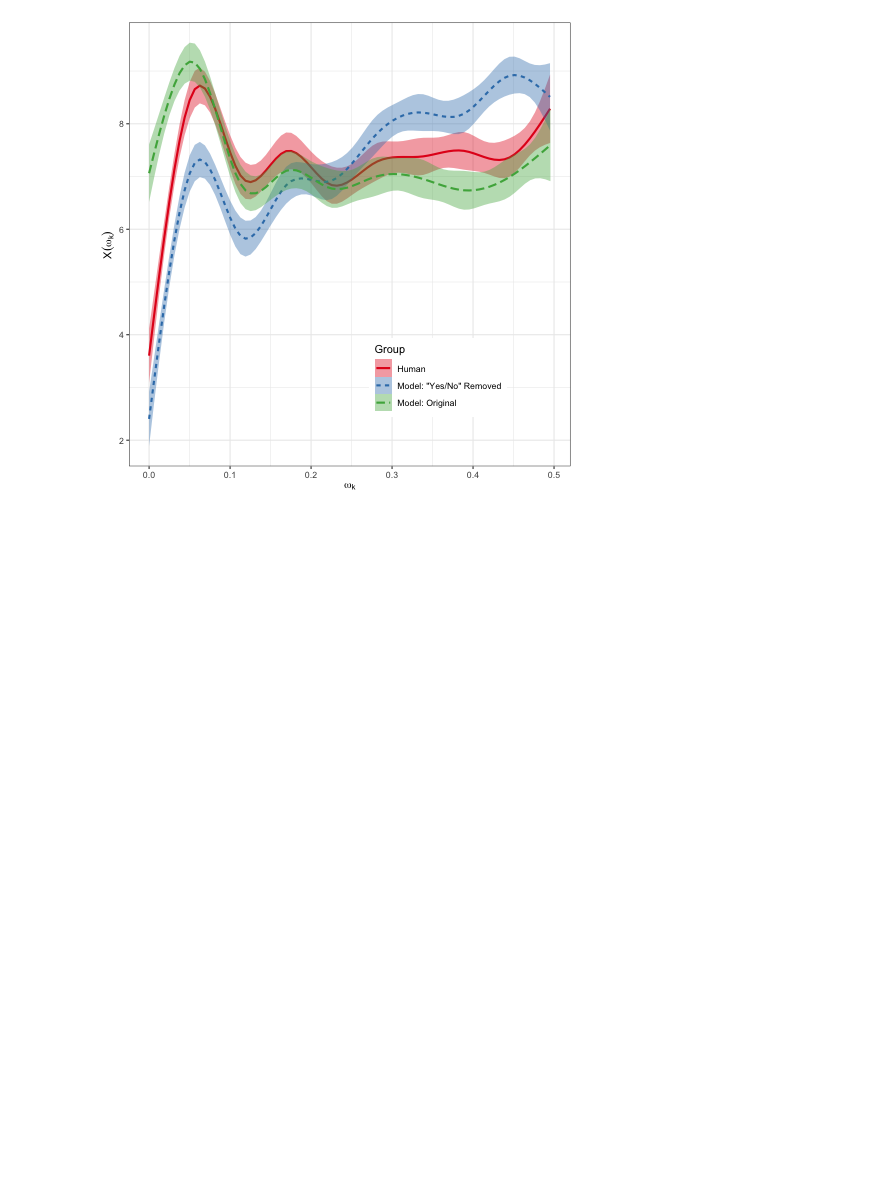
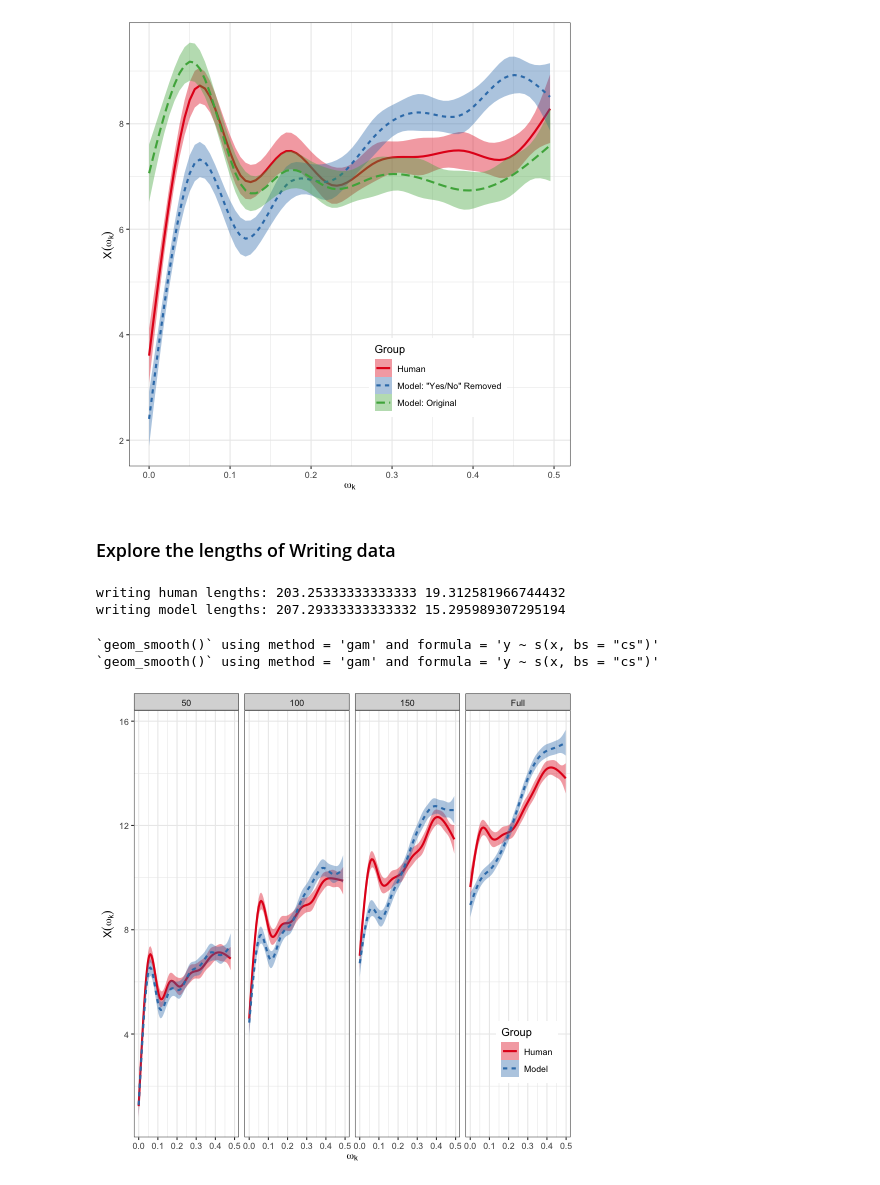
Before and after one commit to innerfirexy/FourierGPT-playground, a Jupyter notebook: experiments/explore_vocab_distr.ipynb, the cells around one changed output. Drawn from its saved outputs; the diff is of its cells as text; code cells hidden in the pictures; blank space fills up the shorter version.

Commit message:
add chop data on gpt-4 writing

```diff
--- a/experiments/explore_vocab_distr.ipynb
+++ b/experiments/explore_vocab_distr.ipynb
@@ -311,0 +314,17 @@ require("ggplot2")
+# %% [markdown]
+### Explore the lengths of Writing data
+# %%
+est_name = 'gpt2xl'
+
+nll_writing_orig = fft_processor._read_data(data_file=f'../data/gpt-4/writing_gpt-4.original.{est_name}.nll.txt')
+nll_writing_samp = fft_processor._read_data(data_file=f'../data/gpt-4/writing_gpt-4.sampled.{est_name}.nll.txt')
+
+print('writing human lengths:',
+      np.mean(list(map(len, nll_writing_orig))),
+      np.std(list(map(len, nll_writing_orig))))
+print('writing model lengths:',
+      np.mean(list(map(len, nll_writing_samp))),
+      np.std(list(map(len, nll_writing_samp))))
+# %% [output]
+writing human lengths: 203.25333333333333 19.312581966744432
+writing model lengths: 207.29333333333332 15.295989307295194
@@ -311,0 +350,48 @@ require("ggplot2")
+# %%
+%%R
+require("data.table")
+require("ggplot2")
+
+orig_chop50 <- fread("../data/short/writing_gpt-4.original.gpt2xl.chop50.nllzs.fftnorm.txt")
+orig_chop50$Group <- "Human"
+samp_chop50 <- fread("../data/short/writing_gpt-4.sampled.gpt2xl.chop50.nllzs.fftnorm.txt")
+samp_chop50$Group <- "Model"
+
+orig_chop100 <- fread("../data/short/writing_gpt-4.original.gpt2xl.chop100.nllzs.fftnorm.txt")
+orig_chop100$Group <- "Human"
+samp_chop100 <- fread("../data/short/writing_gpt-4.sampled.gpt2xl.chop100.nllzs.fftnorm.txt")
+samp_chop100$Group <- "Model"
+
+orig_chop150 <- fread("../data/short/writing_gpt-4.original.gpt2xl.chop150.nllzs.fftnorm.txt")
+orig_chop150$Group <- "Human"
+samp_chop150 <- fread("../data/short/writing_gpt-4.sampled.gpt2xl.chop150.nllzs.fftnorm.txt")
+samp_chop150$Group <- "Model"
+
+orig_full <- fread("../data/gpt-4/writing_gpt-4.original.gpt2xl.nllzs.fftnorm.txt")
+orig_full$Group <- "Human"
+samp_full <- fread("../data/gpt-4/writing_gpt-4.sampled.gpt2xl.nllzs.fftnorm.txt")
+samp_full$Group <- "Model"
+
+d_chop50 <- rbind(samp_chop50, orig_chop50)
+d_chop50$ChopK <- "50"
+d_chop100 <- rbind(samp_chop100, orig_chop100)
+d_chop100$ChopK <- "100"
+d_chop150 <- rbind(samp_chop150, orig_chop150)
+d_chop150$ChopK <- "150"
+d_full <- rbind(samp_full, orig_full)
+d_full$ChopK <- "Full"
+d_chop <- rbind(d_chop50, d_chop100, d_chop150, d_full)
+d_chop$ChopK <- factor(d_chop$ChopK, levels=c("50", "100", "150", "Full"))
+
+p <- ggplot(d_chop, aes(x=freq, y=power)) +
+    geom_smooth(aes(fill=Group, colour=Group, linetype=Group)) +
+    theme_bw() + theme(legend.position=c(.9,.2)) +
+    scale_color_brewer(palette="Set1") + scale_fill_brewer(palette="Set1") +
+    labs(x = bquote(omega[k]), y = bquote(X(omega[k]))) +
+    facet_wrap(~ChopK, ncol=4)
+ggsave("writing_chop50_100_150.pdf", plot=p, width=12, height=4)
+plot(p)
+# %% [output]
+`geom_smooth()` using method = 'gam' and formula = 'y ~ s(x, bs = "cs")'
+`geom_smooth()` using method = 'gam' and formula = 'y ~ s(x, bs = "cs")'
+[figure, added]
```
Also changed, not shown: parts of 6 cells of this notebook, 15 other files.
